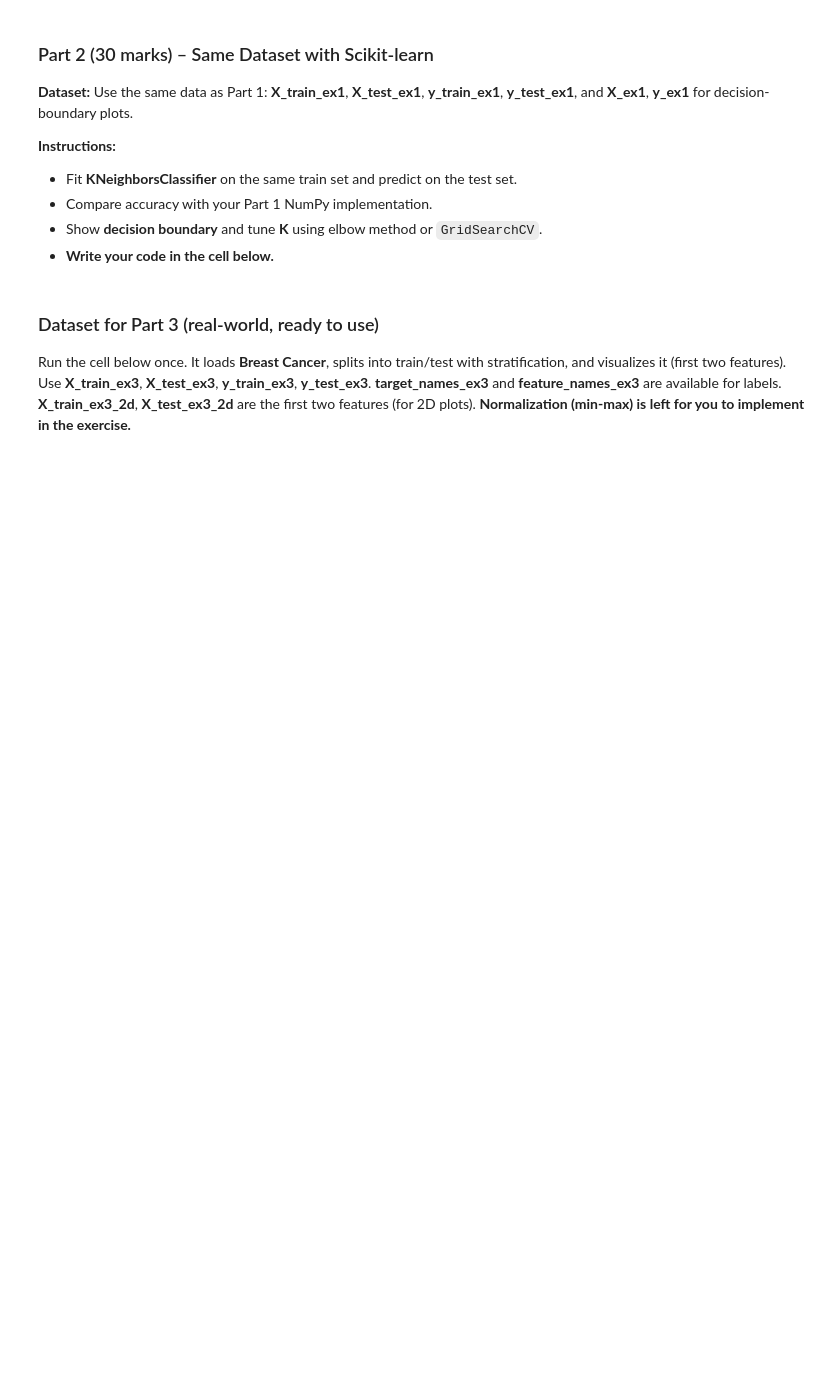
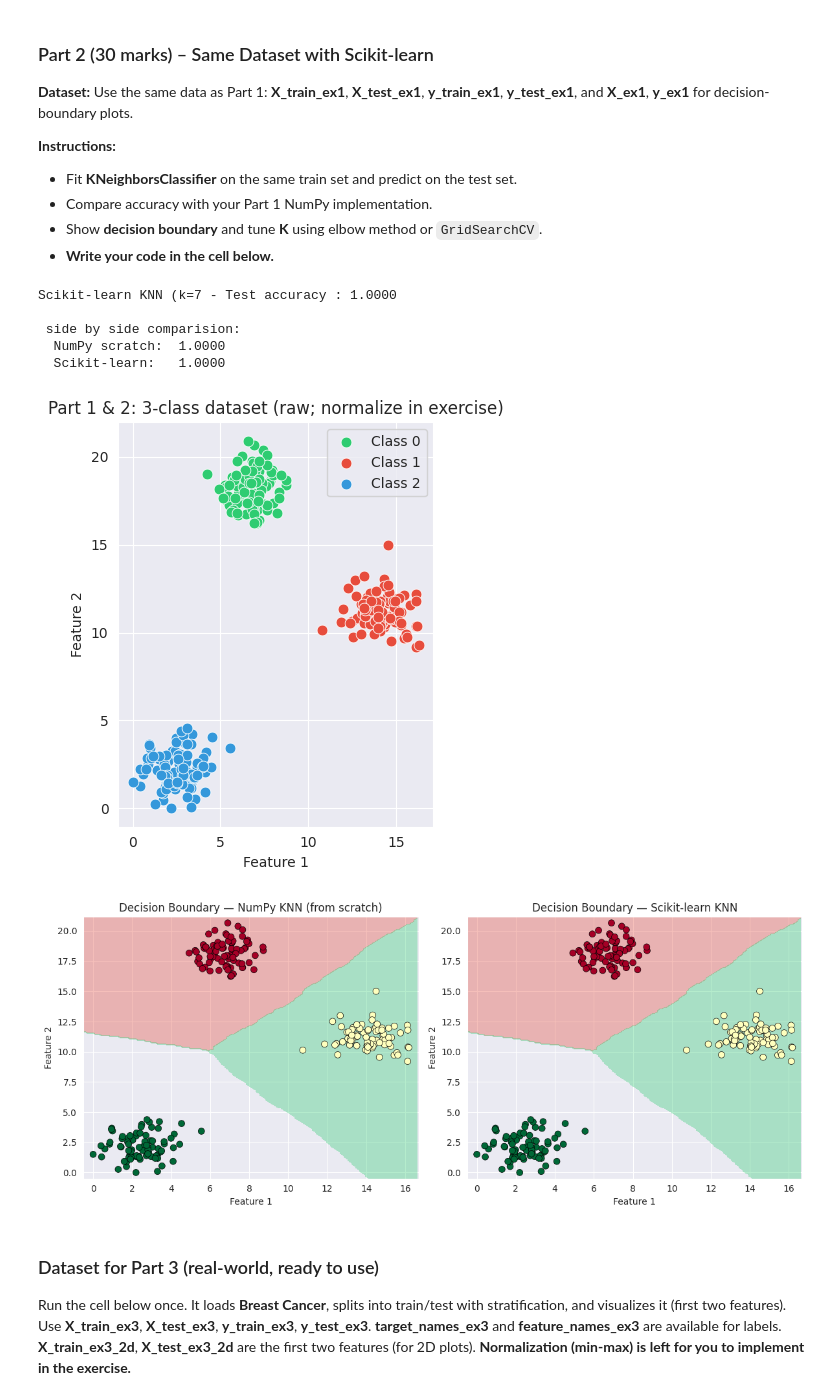
Before and after one commit to Sultonmahmudov/week1-lab201, a Jupyter notebook: Week_7_KNN_NumPy_vs_ScikitLearn.ipynb, the cells around one changed output. Cells and saved outputs as stored; diff of their text form; code cells hidden in the pictures; blank space fills up the shorter version.

```diff
--- a/Week_7_KNN_NumPy_vs_ScikitLearn.ipynb
+++ b/Week_7_KNN_NumPy_vs_ScikitLearn.ipynb
@@ -432,3 +490,46 @@ pass  # Replace with your implementation
+# %%
+# Part 2 (30 marks) – Your code here
+# Data ready: X_train_ex1, X_test_ex1, y_train_ex1, y_test_ex1, X_ex1, y_ex1
+# 1. Fit KNeighborsClassifier, report accuracy and compare to Part 1
+knn_sklearn_3class = KNeighborsClassifier(n_neighbors=k_numpy, weights='uniform', metric='euclidean', algorithm='auto')
+knn_sklearn_3class.fit(X_train_ex1,y_train_ex1)
+y_pred_sklearn_3class = knn_sklearn_3class.predict(X_test_ex1)
+acc_sklearn_3class = accuracy_score(y_test_ex1, y_pred_sklearn_3class)
+
+print(f"Scikit-learn KNN (k={k_numpy} - Test accuracy : {acc_sklearn_3class:.4f}")
+print("\n side by side comparision: ")
+print(f"  NumPy scratch:  {acc_numpy_3class:.4f}")
+print(f"  Scikit-learn:   {acc_sklearn_3class:.4f}")
+# 2. Plot decision boundary; find best K (elbow or GridSearchCV)
+
+fig, ax = plt.subplots(figsize=(7, 5))
+color = ['#2ecc71', '#e74c3c', '#3498db']
+for cls in range(3):
+    mask = y_ex1 == cls
+    ax.scatter(X_ex1[mask, 0], X_ex1[mask, 1], c=color[cls], label=f'Class {cls}', s=60, edgecolors='white', linewidths=0.5)
+ax.set_xlabel('Feature 1')
+ax.set_ylabel('Feature 2')
+ax.set_title('Part 1 & 2: 3-class dataset (raw; normalize in exercise)')
+ax.legend()
+ax.set_aspect('equal')
+plt.tight_layout()
+plt.show()
+
+fig, (ax1, ax2) = plt.subplots(1, 2, figsize=(12, 5))
+plot_decision_boundary(X_train_ex1, y_train_ex1, knn_numpy_3class, 'Decision Boundary — NumPy KNN (from scratch)', ax1)
+plot_decision_boundary(X_train_ex1, y_train_ex1, knn_sklearn_3class, 'Decision Boundary — Scikit-learn KNN', ax2)
+plt.tight_layout()
+plt.show()
+
+pass  # Replace with your implementation
+# %% [output]
+Scikit-learn KNN (k=7 - Test accuracy : 1.0000
+
+ side by side comparision:
+  NumPy scratch:  1.0000
+  Scikit-learn:   1.0000
+[figure, added]
+[figure, added]
 # %% [markdown]
 ### Dataset for Part 3 (real-world, ready to use)
 
```
Also changed, not shown: parts of 8 cells of this notebook.
